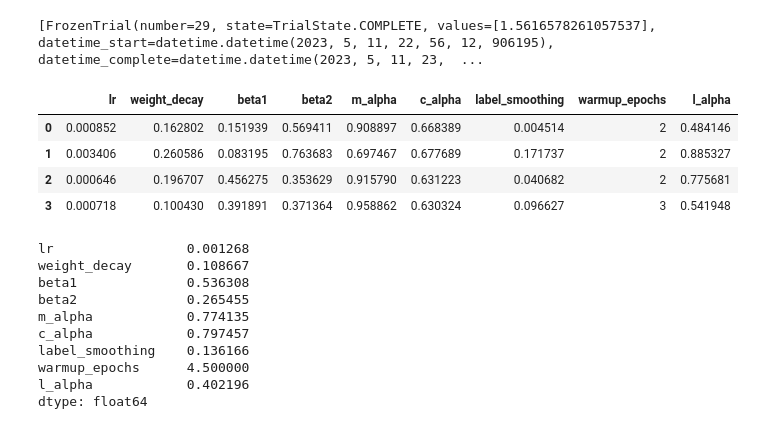
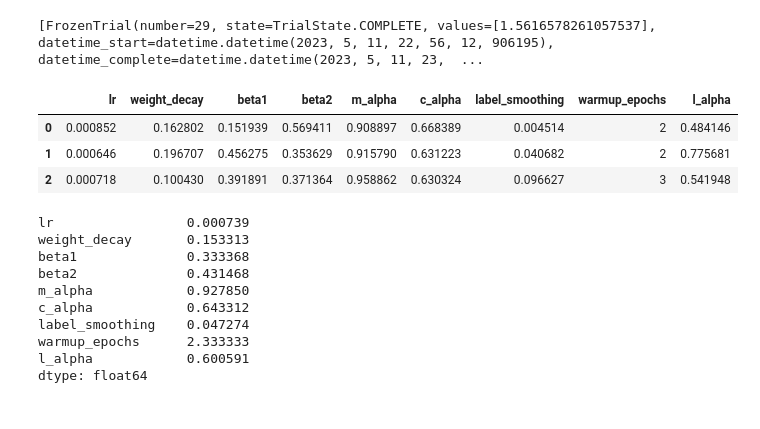
Before and after one commit to inakierregueab/vit_kd, a Jupyter notebook: notebooks/grid_search.ipynb, the cells around one changed output. Saved outputs shown, nothing was run; the diff lists cells and outputs as text; code cells hidden in the pictures.

```diff
--- a/notebooks/grid_search.ipynb
+++ b/notebooks/grid_search.ipynb
@@ -90,26 +90,25 @@ study.best_trials
 [FrozenTrial(number=29, state=TrialState.COMPLETE, values=[1.5616578261057537], datetime_start=datetime.datetime(2023, 5, 11, 22, 56, 12, 906195), datetime_complete=datetime.datetime(2023, 5, 11, 23,  ...
 # %%
 # TOP 3 obtained in Tensorboard (counter with one of difference)
-top3 = [29, 7, 26, 24]
+top3 = [29, 26, 24]
 data = [study.trials[i].params for i in top3]
 df_hard = pd.DataFrame(data)
 df_hard
 # %% [output]
 |  | lr | weight_decay | beta1 | beta2 | m_alpha | c_alpha | label_smoothing | warmup_epochs | l_alpha |
 | 0 | 0.000852 | 0.162802 | 0.151939 | 0.569411 | 0.908897 | 0.668389 | 0.004514 | 2 | 0.484146 |
-| 1 | 0.003406 | 0.260586 | 0.083195 | 0.763683 | 0.697467 | 0.677689 | 0.171737 | 2 | 0.885327 |
-| 2 | 0.000646 | 0.196707 | 0.456275 | 0.353629 | 0.915790 | 0.631223 | 0.040682 | 2 | 0.775681 |
-| 3 | 0.000718 | 0.100430 | 0.391891 | 0.371364 | 0.958862 | 0.630324 | 0.096627 | 3 | 0.541948 |
+| 1 | 0.000646 | 0.196707 | 0.456275 | 0.353629 | 0.915790 | 0.631223 | 0.040682 | 2 | 0.775681 |
+| 2 | 0.000718 | 0.100430 | 0.391891 | 0.371364 | 0.958862 | 0.630324 | 0.096627 | 3 | 0.541948 |
 # %%
 df_hard.mean()
 # %% [output]
-lr                 0.001268
-weight_decay       0.108667
-beta1              0.536308
-beta2              0.265455
-m_alpha            0.774135
-c_alpha            0.797457
-label_smoothing    0.136166
-warmup_epochs      4.500000
-l_alpha            0.402196
+lr                 0.000739
+weight_decay       0.153313
+beta1              0.333368
+beta2              0.431468
+m_alpha            0.927850
+c_alpha            0.643312
+label_smoothing    0.047274
+warmup_epochs      2.333333
+l_alpha            0.600591
 dtype: float64
```
Also changed, not shown: parts of 10 cells of this notebook.
